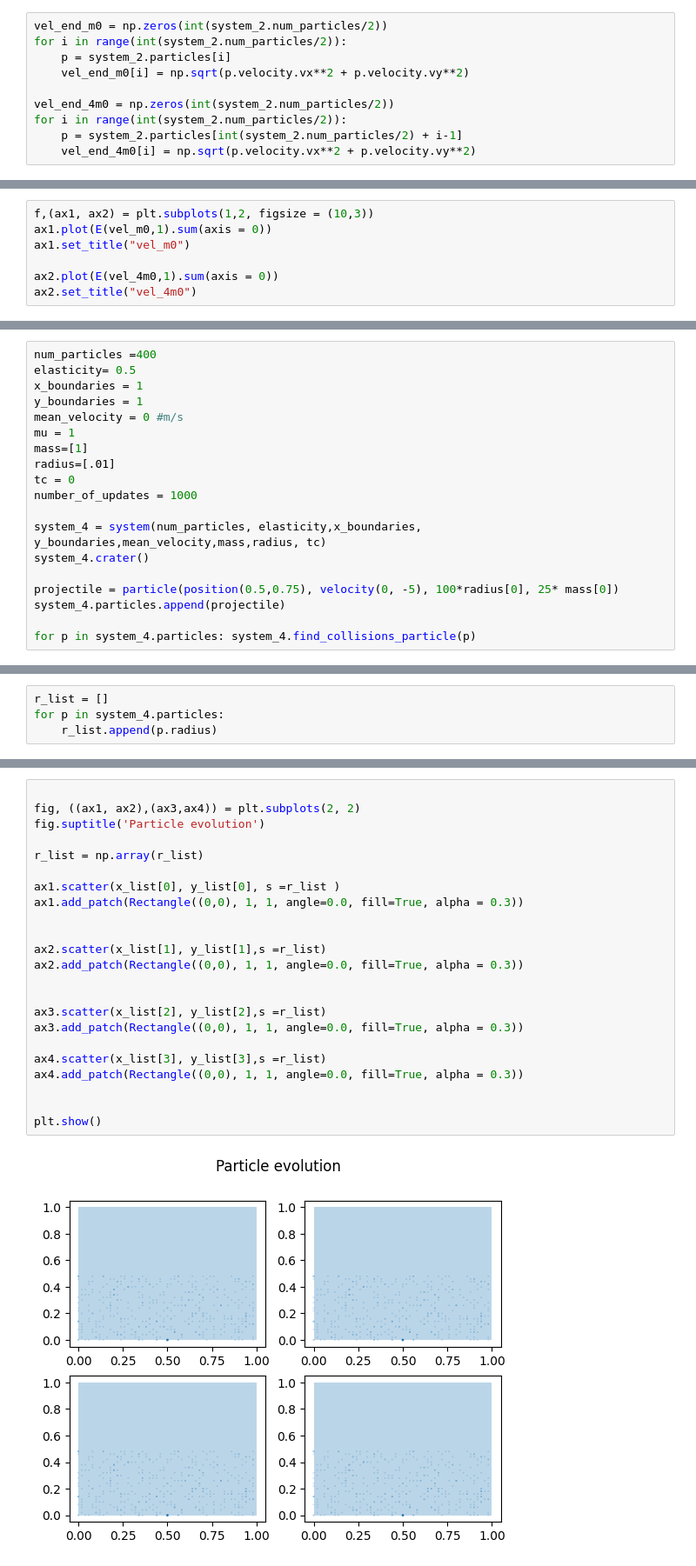
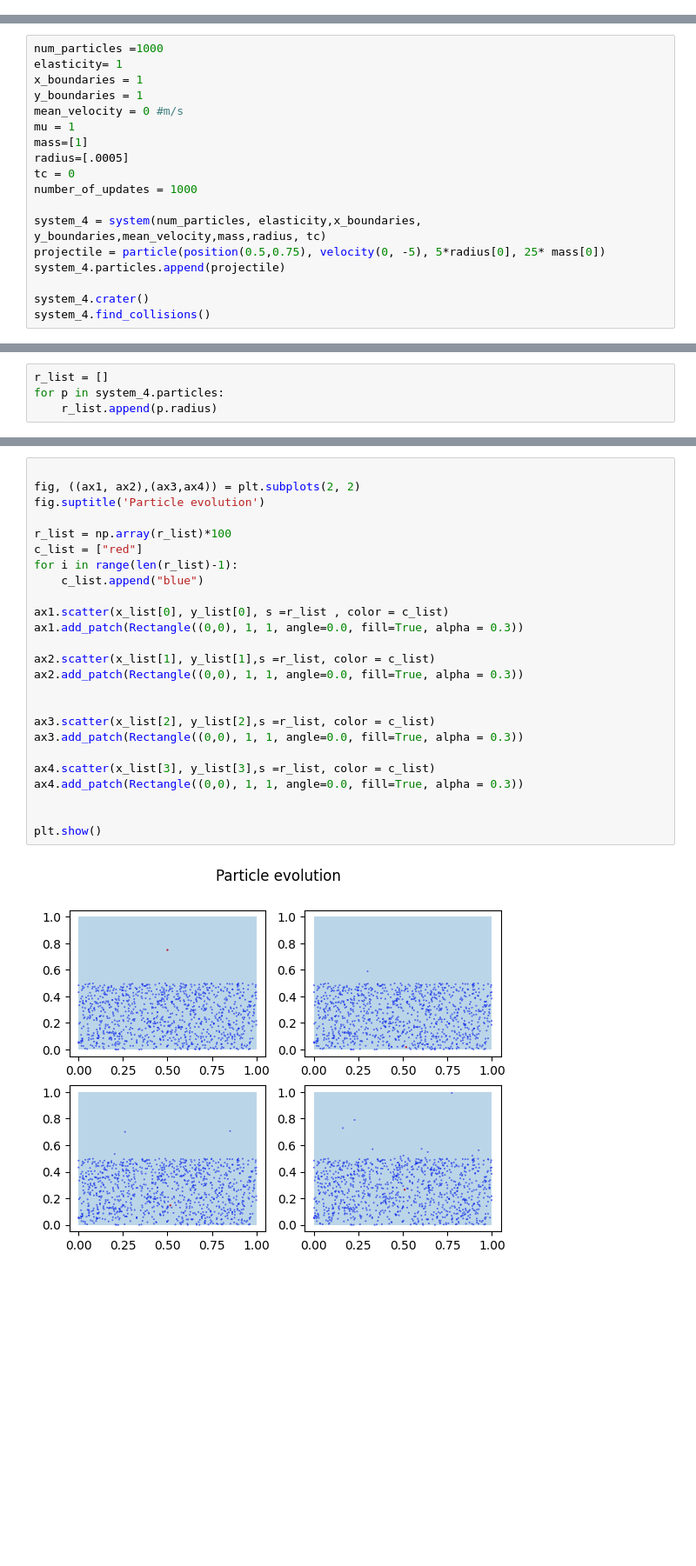
Before and after one commit to malanmyri/Event-Driven-Motion, a Jupyter notebook: Assignment 1.ipynb, the cells around one changed output, grey strips where cells are left out. Shown: that part at 87% size. Cells and saved outputs as stored; diff of their text form; blank space fills up the shorter version.

```diff
--- a/Assignment 1.ipynb
+++ b/Assignment 1.ipynb
@@ -204,11 +255 @@ for time in range(times): system_2.update()
-# %%
-vel_end_m0 = np.zeros(int(system_2.num_particles/2))
-for i in range(int(system_2.num_particles/2)):
-    p = system_2.particles[i]
-    vel_end_m0[i] = np.sqrt(p.velocity.vx**2 + p.velocity.vy**2)
-
-vel_end_4m0 = np.zeros(int(system_2.num_particles/2))
-for i in range(int(system_2.num_particles/2)):
-    p = system_2.particles[int(system_2.num_particles/2) + i-1]
-    vel_end_4m0[i] = np.sqrt(p.velocity.vx**2 + p.velocity.vy**2)
 # %%
@@ -272,7 +294,0 @@ while system_3.average_particle_collision < 10 and j < number_of_updates:
-# %%
-f,(ax1, ax2) = plt.subplots(1,2, figsize = (10,3))
-ax1.plot(E(vel_m0,1).sum(axis = 0))
-ax1.set_title("vel_m0")
-
-ax2.plot(E(vel_4m0,1).sum(axis = 0))
-ax2.set_title("vel_4m0")
@@ -282,23 +320,22 @@ Text(0.5, 1.0, 'vel_4m0')
 # %% [markdown]
 Problem 4:
 # %%
-num_particles =400
-elasticity= 0.5
+num_particles =1000
+elasticity= 1
 x_boundaries = 1
 y_boundaries = 1
 mean_velocity = 0 #m/s
 mu = 1
 mass=[1]
-radius=[.01]
+radius=[.0005]
 tc = 0
 number_of_updates = 1000
 
 system_4 = system(num_particles, elasticity,x_boundaries, y_boundaries,mean_velocity,mass,radius, tc)
-system_4.crater()
-
-projectile = particle(position(0.5,0.75), velocity(0, -5), 100*radius[0], 25* mass[0])
+projectile = particle(position(0.5,0.75), velocity(0, -5), 5*radius[0], 25* mass[0])
 system_4.particles.append(projectile)
 
-for p in system_4.particles: system_4.find_collisions_particle(p)
+system_4.crater()
+system_4.find_collisions()
 # %%
 x_list,y_list,vx_list,vy_list= evolution(system_4,100)
@@ -309,25 +367,27 @@ for p in system_4.particles:
 # %%
 
 fig, ((ax1, ax2),(ax3,ax4)) = plt.subplots(2, 2)
 fig.suptitle('Particle evolution')
 
-r_list = np.array(r_list)
+r_list = np.array(r_list)*100
+c_list = ["red"]
+for i in range(len(r_list)-1):
+    c_list.append("blue")
 
-ax1.scatter(x_list[0], y_list[0], s =r_list )
+ax1.scatter(x_list[0], y_list[0], s =r_list , color = c_list)
 ax1.add_patch(Rectangle((0,0), 1, 1, angle=0.0, fill=True, alpha = 0.3))
 
-
-ax2.scatter(x_list[1], y_list[1],s =r_list)
+ax2.scatter(x_list[1], y_list[1],s =r_list, color = c_list)
 ax2.add_patch(Rectangle((0,0), 1, 1, angle=0.0, fill=True, alpha = 0.3))
 
 
-ax3.scatter(x_list[2], y_list[2],s =r_list)
+ax3.scatter(x_list[2], y_list[2],s =r_list, color = c_list)
 ax3.add_patch(Rectangle((0,0), 1, 1, angle=0.0, fill=True, alpha = 0.3))
 
-ax4.scatter(x_list[3], y_list[3],s =r_list)
+ax4.scatter(x_list[3], y_list[3],s =r_list, color = c_list)
 ax4.add_patch(Rectangle((0,0), 1, 1, angle=0.0, fill=True, alpha = 0.3))
 
 
 plt.show()
 # %% [output]
-[figure, old version]
+[figure, new version]
```
Also changed, not shown: parts of 35 cells of this notebook, 4 other files.
